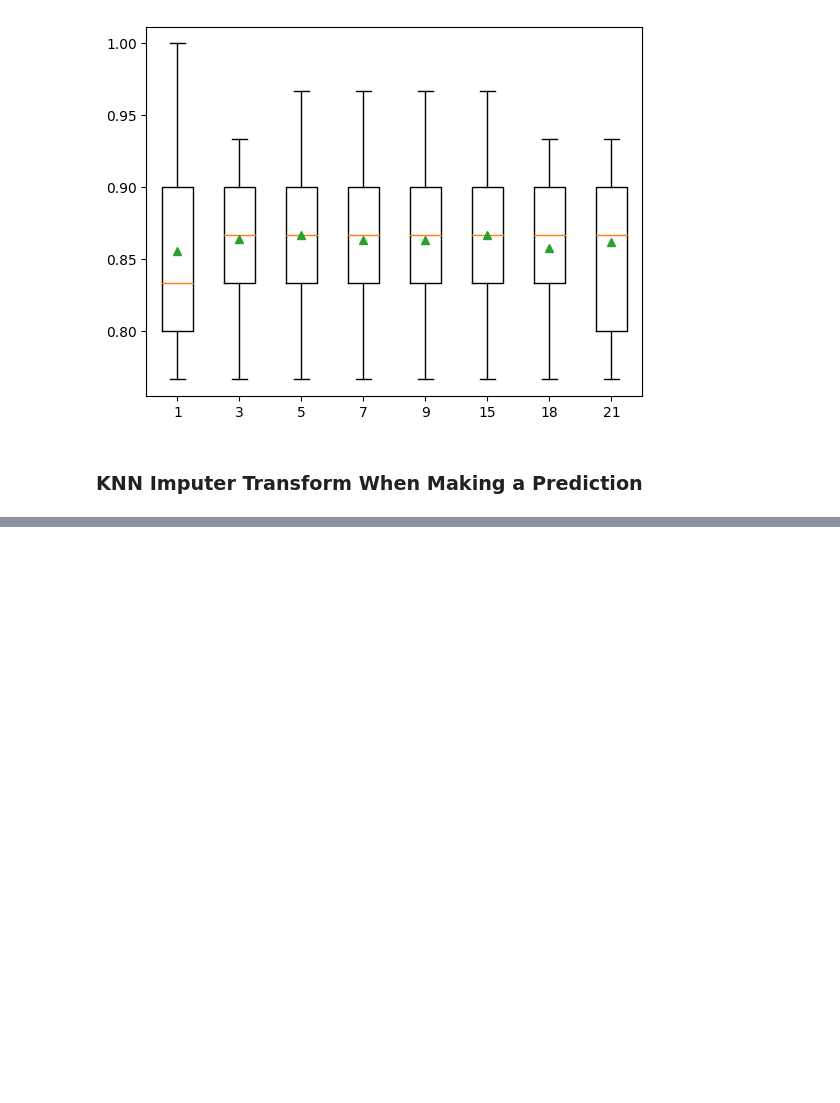
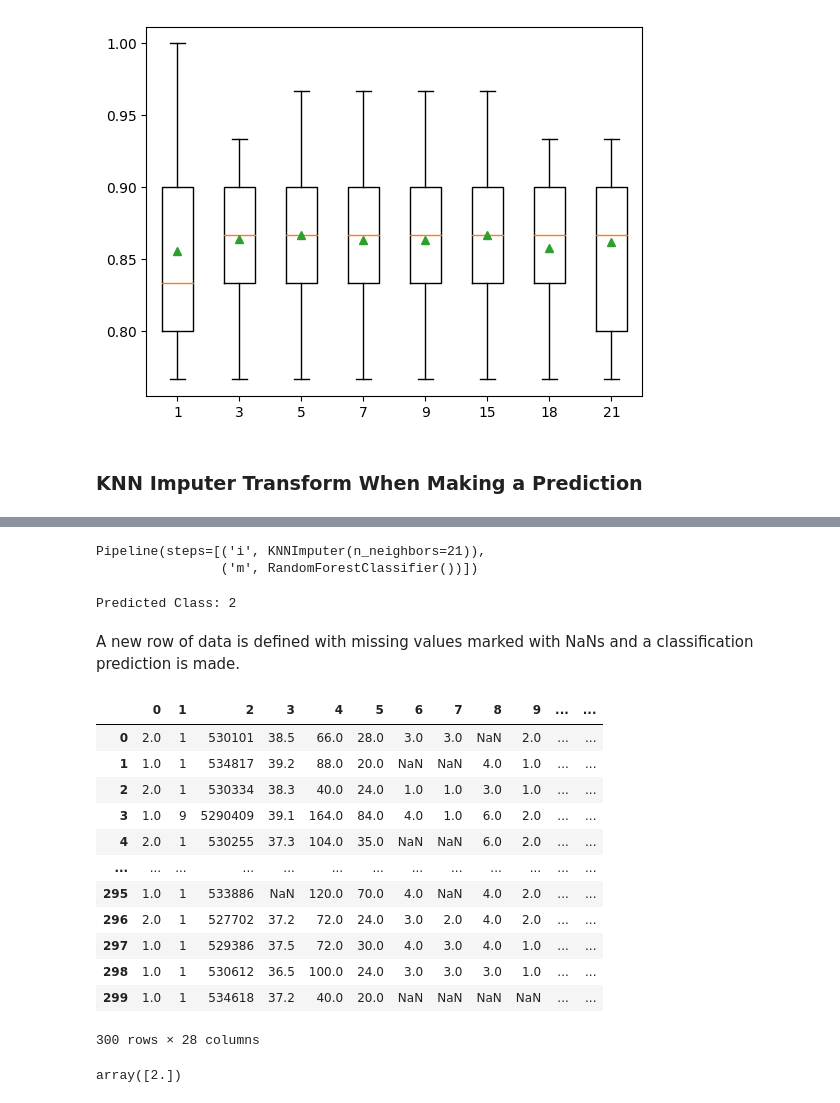
Before and after one commit to Sweta-Das/KNN-Imputation-Method, a Jupyter notebook: KNN_Imputation_with_Horse_Colic_Dataset.ipynb, the cells around one changed output, grey strips where cells are left out. Saved outputs shown, nothing was run; the diff lists cells and outputs as text; code cells hidden in the pictures; blank space fills up the shorter version.

```diff
--- a/KNN_Imputation_with_Horse_Colic_Dataset.ipynb
+++ b/KNN_Imputation_with_Horse_Colic_Dataset.ipynb
@@ -249,0 +259,4 @@ pyplot.show()
+# %%
+# loading dataset
+url = 'https://raw.githubusercontent.com/jbrownlee/Datasets/master/horse-colic.csv'
+dataframe = pd.read_csv(url, header = None, na_values = '?')
@@ -249,0 +271,6 @@ pyplot.show()
+# %%
+# fitting the model
+pipeline.fit(X, y)
+# %% [output]
+Pipeline(steps=[('i', KNNImputer(n_neighbors=21)),
+                ('m', RandomForestClassifier())])
@@ -249,0 +283,27 @@ pyplot.show()
+# %%
+# summarizing prediction
+print('Predicted Class: %d' % yhat[0])
+# %% [output]
+Predicted Class: 2
+# %% [markdown]
+A new row of data is defined with missing values marked with NaNs and a classification prediction is made.
+# %%
+dataframe
+# %% [output]
+|  | 0 | 1 | 2 | 3 | 4 | 5 | 6 | 7 | 8 | 9 | ... | ... |
+| 0 | 2.0 | 1 | 530101 | 38.5 | 66.0 | 28.0 | 3.0 | 3.0 | NaN | 2.0 | ... | ... |
+| 1 | 1.0 | 1 | 534817 | 39.2 | 88.0 | 20.0 | NaN | NaN | 4.0 | 1.0 | ... | ... |
+| 2 | 2.0 | 1 | 530334 | 38.3 | 40.0 | 24.0 | 1.0 | 1.0 | 3.0 | 1.0 | ... | ... |
+| 3 | 1.0 | 9 | 5290409 | 39.1 | 164.0 | 84.0 | 4.0 | 1.0 | 6.0 | 2.0 | ... | ... |
+| 4 | 2.0 | 1 | 530255 | 37.3 | 104.0 | 35.0 | NaN | NaN | 6.0 | 2.0 | ... | ... |
+| ... | ... | ... | ... | ... | ... | ... | ... | ... | ... | ... | ... | ... |
+| 295 | 1.0 | 1 | 533886 | NaN | 120.0 | 70.0 | 4.0 | NaN | 4.0 | 2.0 | ... | ... |
+| 296 | 2.0 | 1 | 527702 | 37.2 | 72.0 | 24.0 | 3.0 | 2.0 | 4.0 | 2.0 | ... | ... |
+| 297 | 1.0 | 1 | 529386 | 37.5 | 72.0 | 30.0 | 4.0 | 3.0 | 4.0 | 1.0 | ... | ... |
+| 298 | 1.0 | 1 | 530612 | 36.5 | 100.0 | 24.0 | 3.0 | 3.0 | 3.0 | 1.0 | ... | ... |
+| 299 | 1.0 | 1 | 534618 | 37.2 | 40.0 | 20.0 | NaN | NaN | NaN | NaN | ... | ... |
+300 rows × 28 columns
+# %%
+yhat
+# %% [output]
+array([2.])
```
Also changed, not shown: parts of 6 cells of this notebook.
